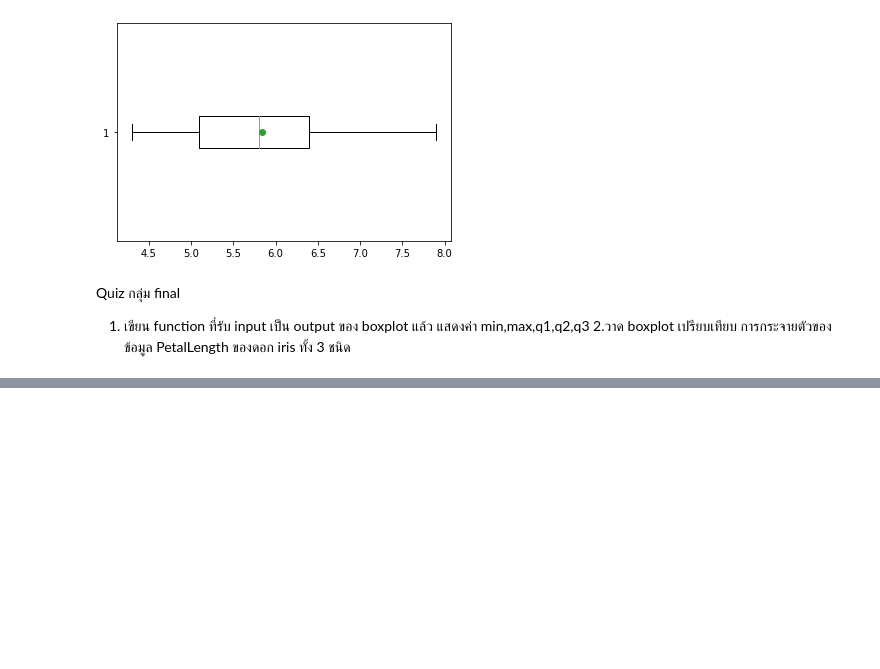
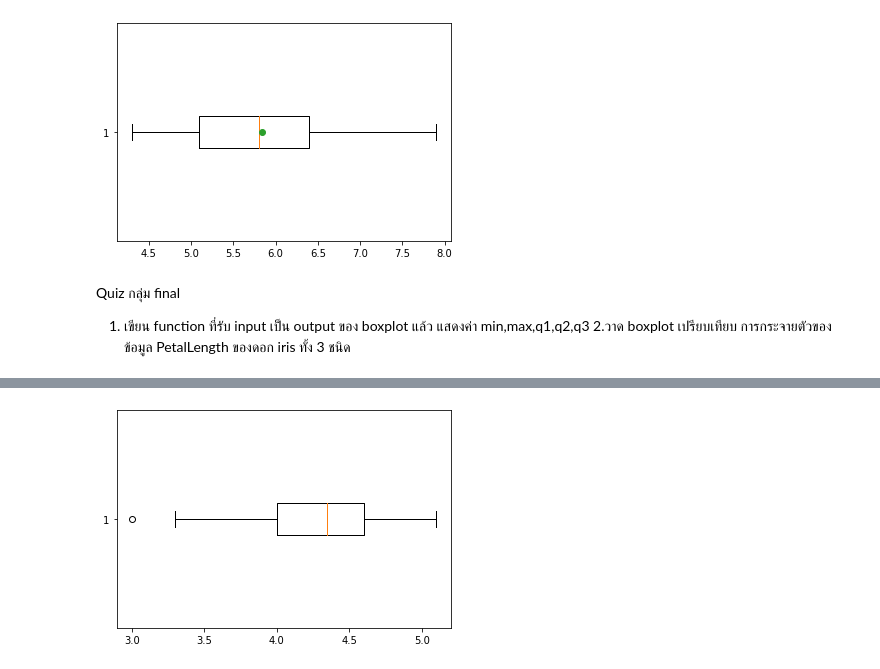
Before and after one commit to Plaifha/data_viz_2022, a Jupyter notebook: DataViz02_Data_Distribution_.ipynb, the cells around one changed output, grey strips where cells are left out. Saved outputs shown, nothing was run; the diff lists cells and outputs as text; code cells hidden in the pictures; blank space fills up the shorter version.

```diff
--- a/DataViz02_Data_Distribution_.ipynb
+++ b/DataViz02_Data_Distribution_.ipynb
@@ -258,0 +289,4 @@ Quiz กลุ่ม final
+# %%
+versi_bp = plt.boxplot(df2['PetalLength'][50:100],vert=False)
+# %% [output]
+[figure, added]
```
Also changed, not shown: parts of 25 cells of this notebook.
